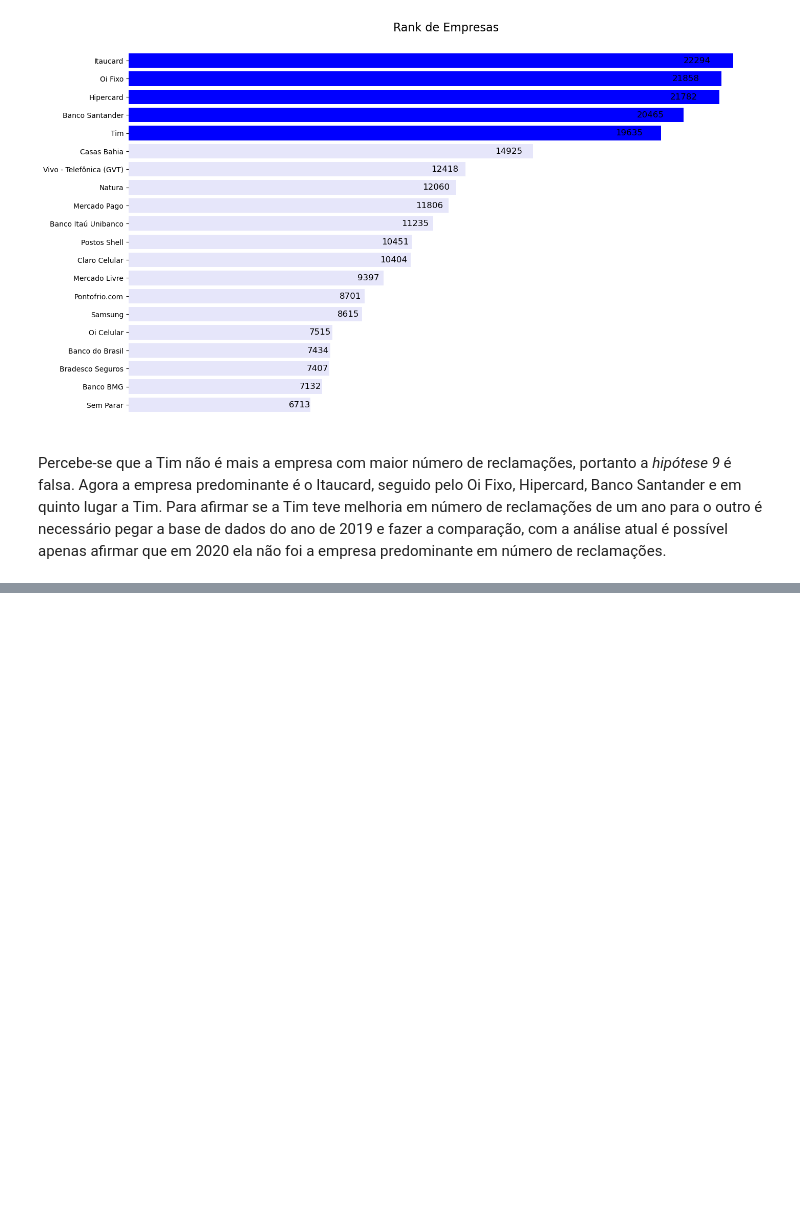
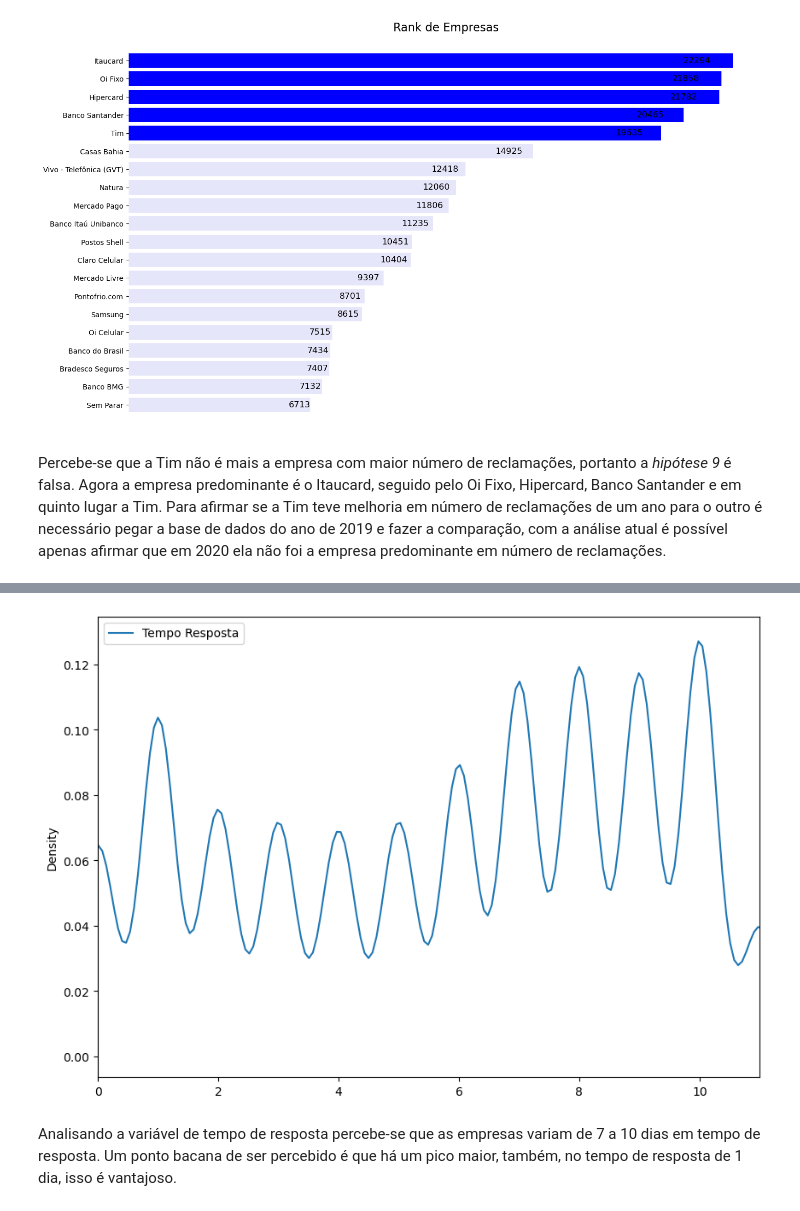
Before and after one commit to renatagsr/projetos, a Jupyter notebook: Análise de Dados/EDA.ipynb, the cells around one changed output, grey strips where cells are left out. Saved outputs shown, nothing was run; the diff lists cells and outputs as text; code cells hidden in the pictures; blank space fills up the shorter version.

```diff
--- a/Análise de Dados/EDA.ipynb
+++ b/Análise de Dados/EDA.ipynb
@@ -478,0 +497,6 @@ Percebe-se que a Tim não é mais a empresa com maior número de reclamações,
+# %%
+datasets_2020.plot.density(y = 'Tempo Resposta', xlim=[0, 11], figsize = (10,7));
+# %% [output]
+[figure, added]
+# %% [markdown]
+Analisando a variável de tempo de resposta percebe-se que as empresas variam de 7 a 10 dias em tempo de resposta. Um ponto bacana de ser percebido é que há um pico maior, também, no tempo de resposta de 1 dia, isso é vantajoso.
```
Also changed, not shown: parts of 7 cells of this notebook.
